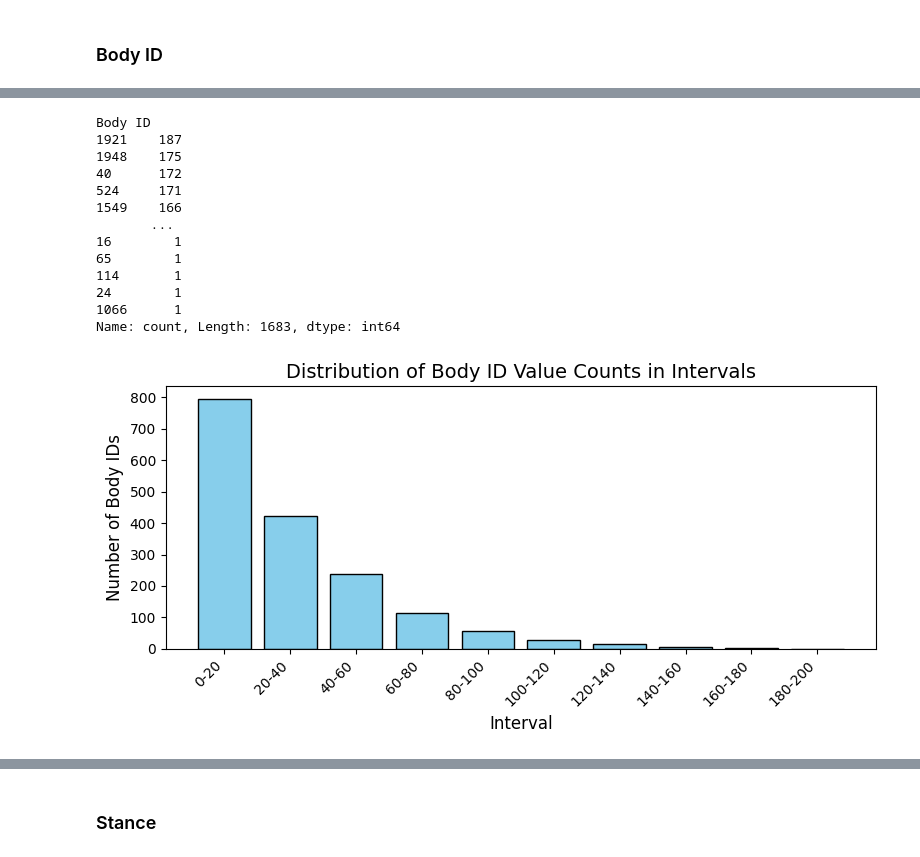
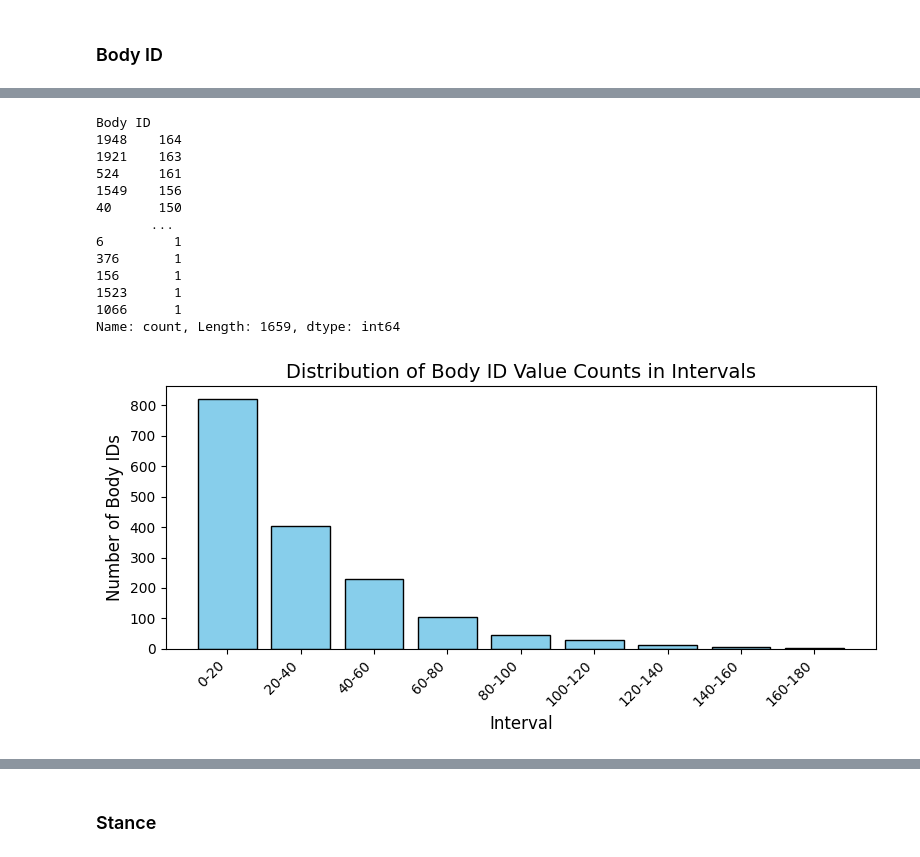
Before and after one commit to Sathwick-Reddy-M/550-Research-Paper, a Jupyter notebook: Research_Paper.ipynb, the cells around one changed output, grey strips where cells are left out. Cells and saved outputs as stored; diff of their text form; code cells hidden in the pictures.

```diff
--- a/Research_Paper.ipynb
+++ b/Research_Paper.ipynb
@@ -48,0 +223,31 @@ memory usage: 1.1+ MB
+# %%
+merged_data = pd.merge(train_stances_cleaned, train_bodies_cleaned, on='Body ID')
+# %%
+from langdetect import detect
+from collections import defaultdict
+
+# Create a dictionary to store language detection results for each unique body and headline text
+body_language_cache = defaultdict(lambda: None)
+headline_language_cache = defaultdict(lambda: None)
+
+def is_english_with_cache(text, cache):
+    if cache[text] is not None:
+        return cache[text]
+    try:
+        lang = detect(text)
+        cache[text] = lang == 'en'
+        return lang == 'en'
+    except:
+        return False
+
+# Add a column to indicate if body content is in English
+merged_data['body_is_english_cached'] = merged_data.apply(lambda row: is_english_with_cache(row['articleBody'], body_language_cache), axis=1)
+
+# Add a column to indicate if headline content is in English
+merged_data['headline_is_english_cached'] = merged_data.apply(lambda row: is_english_with_cache(row['Headline'], headline_language_cache), axis=1)
+
+# Filter out rows where both body and headline content are not in English
+merged_data_cleaned = merged_data[(merged_data['body_is_english_cached']) & (merged_data['headline_is_english_cached'])]
+
+# Drop the language cache columns
+merged_data_cleaned.drop(['body_is_english_cached', 'headline_is_english_cached'], axis=1, inplace=True)
@@ -202,49 +434,49 @@ Body ID: 1066, Number of Articles: 1
 # %%
-merged_data['Body ID'].value_counts()
+merged_data_cleaned['Body ID'].value_counts()
 # %% [output]
 Body ID
-1921    187
-1948    175
-40      172
-524     171
-1549    166
+1948    164
+1921    163
+524     161
+1549    156
+40      150
        ...
-16        1
-65        1
-114       1
-24        1
+6         1
+376       1
+156       1
+1523      1
 1066      1
-Name: count, Length: 1683, dtype: int64
+Name: count, Length: 1659, dtype: int64
 # %%
 # X-Axis - Range for Value Counts Y-Axis - Number of Body_ids (count) fall in that range
 
 import matplotlib.pyplot as plt
 
 # Define intervals for value counts
 interval_size = 20
-max_count = merged_data['Body ID'].value_counts().max()
+max_count = merged_data_cleaned['Body ID'].value_counts().max()
 num_intervals = max_count // interval_size + 1
 intervals = [(i * interval_size, (i + 1) * interval_size) for i in range(num_intervals)]
 
 # Count how many Body IDs fall into each interval
-body_id_counts = merged_data['Body ID'].value_counts()
+body_id_counts = merged_data_cleaned['Body ID'].value_counts()
 counts_in_intervals = [((body_id_counts >= interval[0]) & (body_id_counts < interval[1])).sum() for interval in intervals]
 
 # Plot the distribution of Body ID counts in intervals
 plt.figure(figsize=(8, 4))  # Set smaller figure size here
 plt.bar(range(num_intervals), counts_in_intervals, color='skyblue', edgecolor='black')
 
 # Add labels and title
 plt.xlabel('Interval', fontsize=12)
 plt.ylabel('Number of Body IDs', fontsize=12)
 plt.title('Distribution of Body ID Value Counts in Intervals', fontsize=14)
 plt.xticks(range(num_intervals), [f'{interval[0]}-{interval[1]}' for interval in intervals], rotation=45, ha='right')
 
 # Show plot
 plt.tight_layout()
 plt.show()
 # %% [output]
-[figure, old version]
+[figure, new version]
 # %%
 counts_in_intervals
 # %% [output]
```
Also changed, not shown: parts of 45 cells of this notebook.
